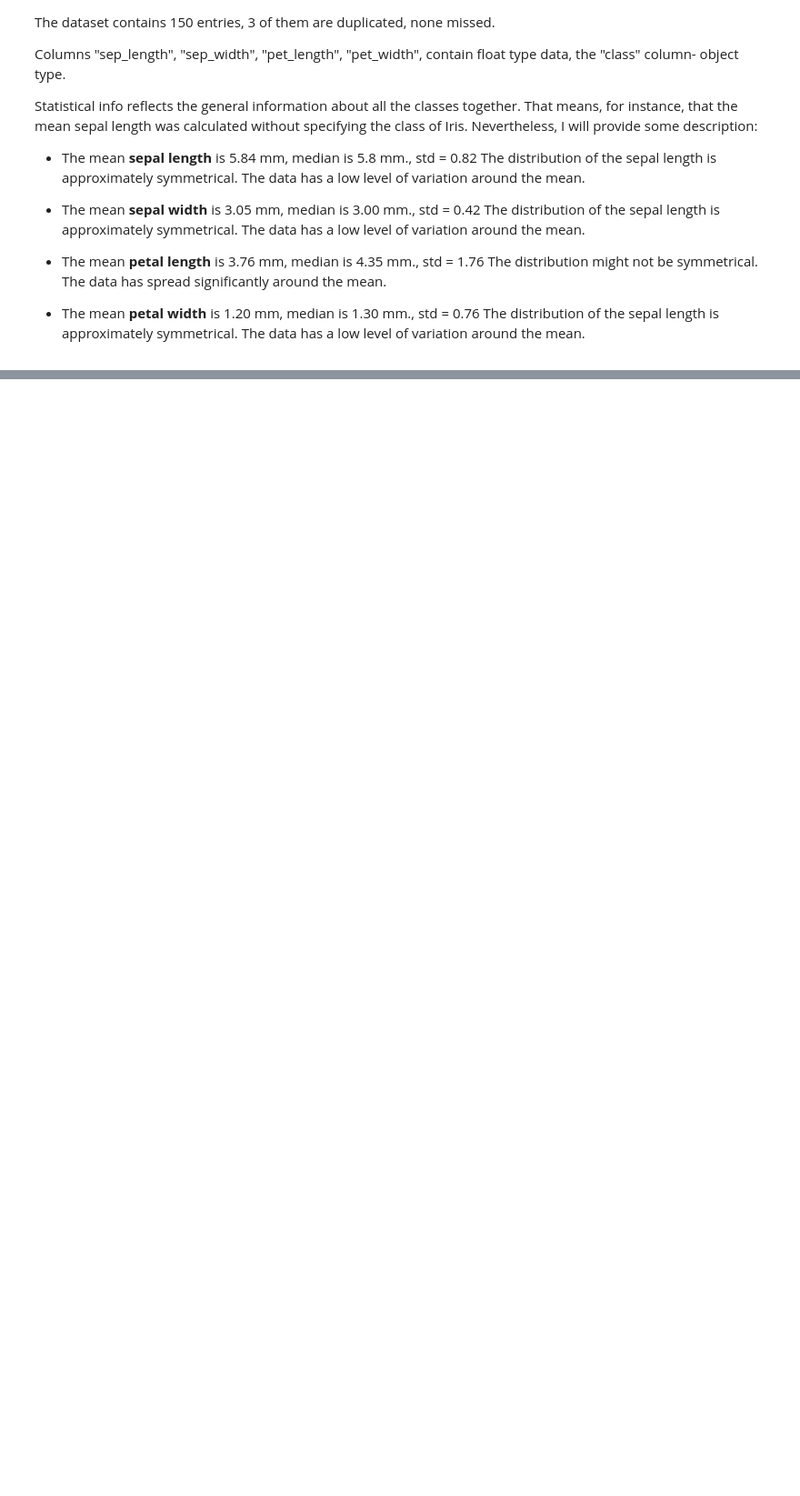
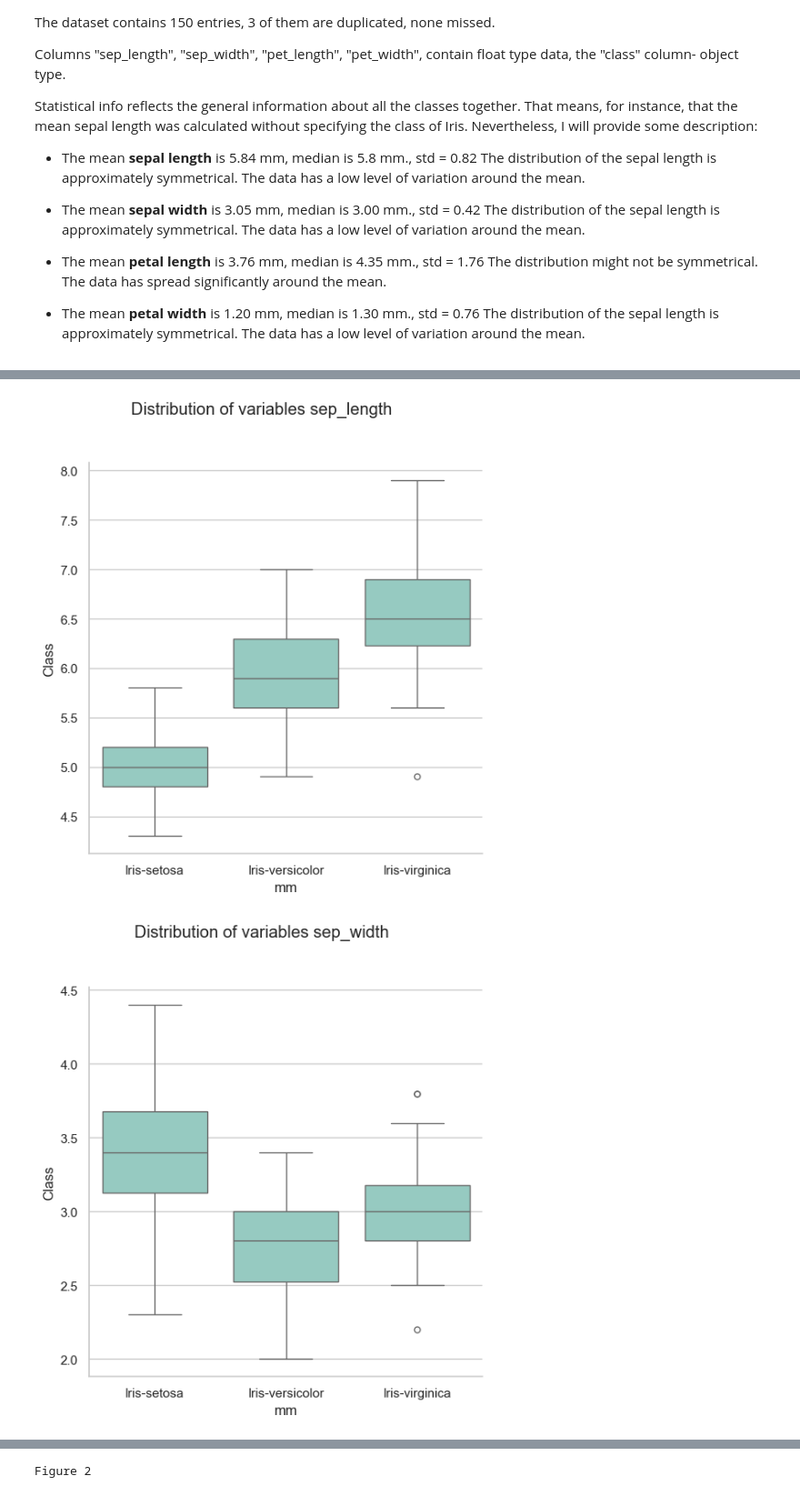
Before and after one commit to Kate-217/pands_project, a Jupyter notebook: iris.ipynb, the cells around one changed output, grey strips where cells are left out. Shown at 91% size. Drawn from its saved outputs; the diff is of its cells as text; code cells hidden in the pictures; blank space fills up the shorter version.

```diff
--- a/iris.ipynb
+++ b/iris.ipynb
@@ -116,0 +129,19 @@ plt.close()
+# %%
+# Ref.: [6]
+# creating a list of columns wich I want to analyse:
+variables = ['sep_length','sep_width','pet_length','pet_width']
+# each iteration the sns.catplot will create one plot with data from the list
+for var in variables:
+
+    g= sns.catplot(data=data,x= 'class', y= var, kind="box", height= 5.5)
+    g.figure.suptitle(f"Distribution of variables {var}", y= 1.1)
+    g.set(xlabel= "mm", ylabel= 'Class')
+    sns.set_theme(style='whitegrid', palette='Set3')
+
+
+plt.show()
+plt.close()
+print('Figure 2')
+# %% [output]
+[figure, added]
+[figure, added]
@@ -116,0 +150 @@ plt.close()
+Figure 2
```
Also changed, not shown: parts of 9 cells of this notebook.
